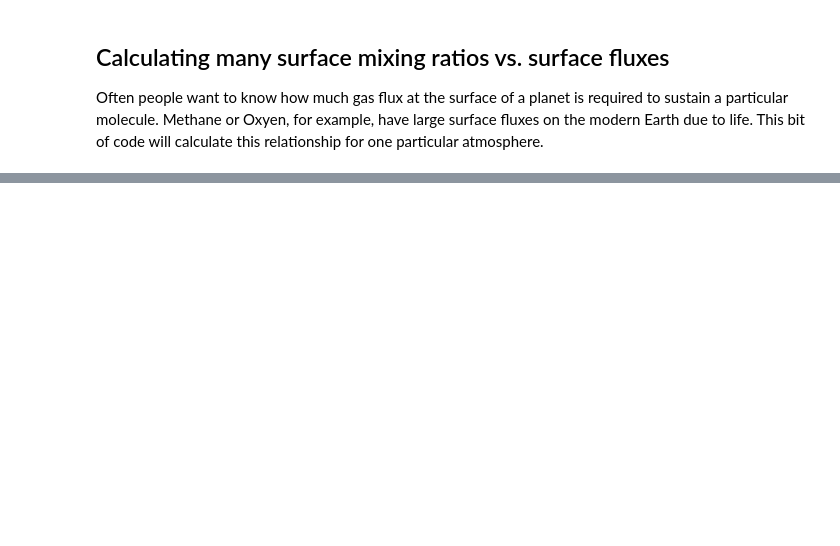
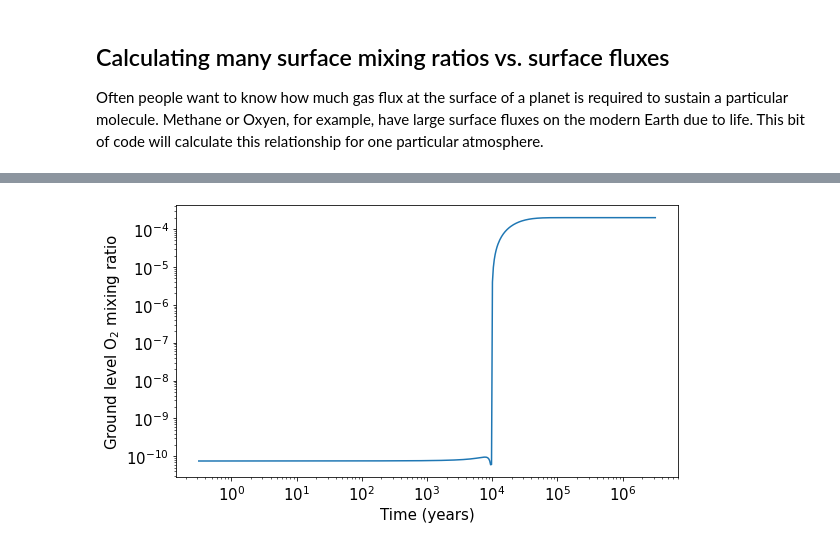
Before and after one commit to Nicholaswogan/PhotochemPy, a Jupyter notebook: docs/source/Tutorial.ipynb, the cells around one changed output, grey strips where cells are left out. Saved outputs shown, nothing was run; the diff lists cells and outputs as text; code cells hidden in the pictures; blank space fills up the shorter version.

```diff
--- a/docs/source/Tutorial.ipynb
+++ b/docs/source/Tutorial.ipynb
@@ -188,0 +150,24 @@ print(jac.shape) # a big matrix!
+# %%
+pc.reset() # resets everything by reading in original files (e.g. atmosphere.txt)
+pc.set_surfflux('O2',4e10) # set surface flux a bit higher
+# %%
+t0 = 0.0 # initial time in seconds
+teval = np.logspace(7,14,500) # times to evaluate solution (s)
+initial_conditions = pc.photo.usol_init
+solution = pc.evolve(t0,initial_conditions,teval,rtol=1e-3,atol=1e-30)
+# %%
+# Plot
+plt.rcParams.update({'font.size': 15})
+fig,ax = plt.subplots(1,1,figsize=[9,5])
+
+yr = 365*24*60*60
+ind = pc.ispec.index('O2')
+ax.plot(teval/yr,solution[:,ind,0])
+ax.set_xscale('log')
+ax.set_yscale('log')
+ax.set_ylabel('Ground level O$_2$ mixing ratio')
+ax.set_xlabel('Time (years)')
+
+plt.show()
+# %% [output]
+[figure, added]
```
Also changed, not shown: parts of 26 cells of this notebook, 3 other files.
